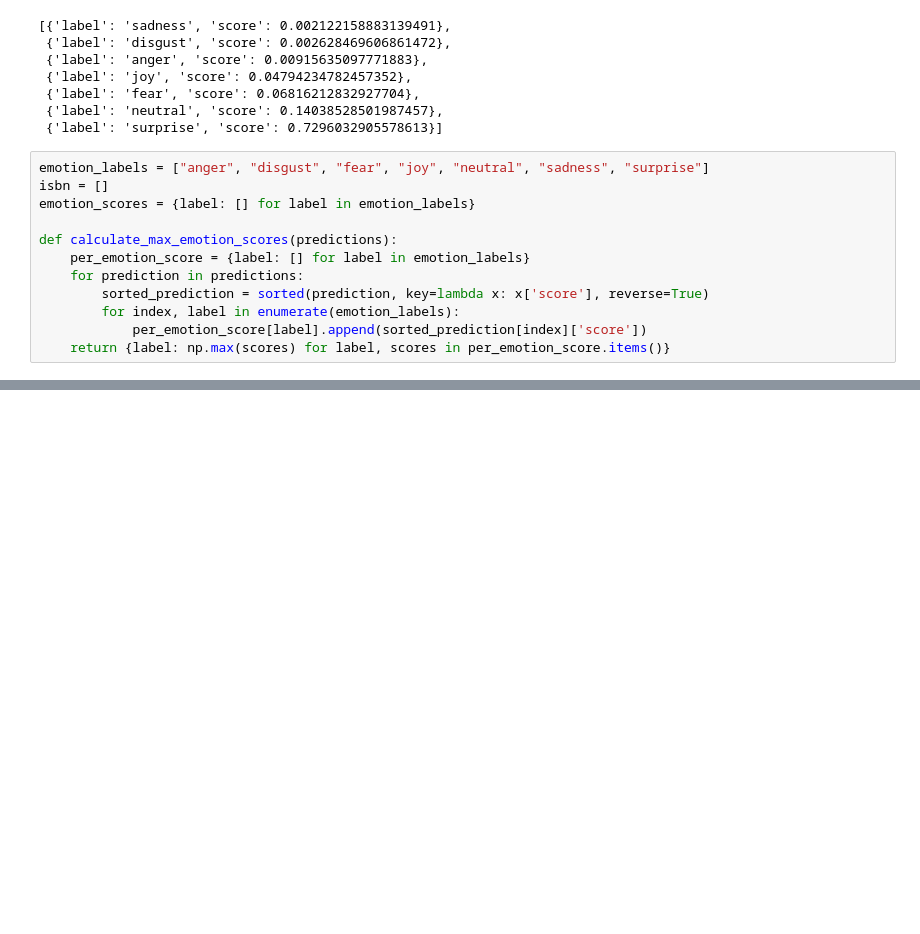
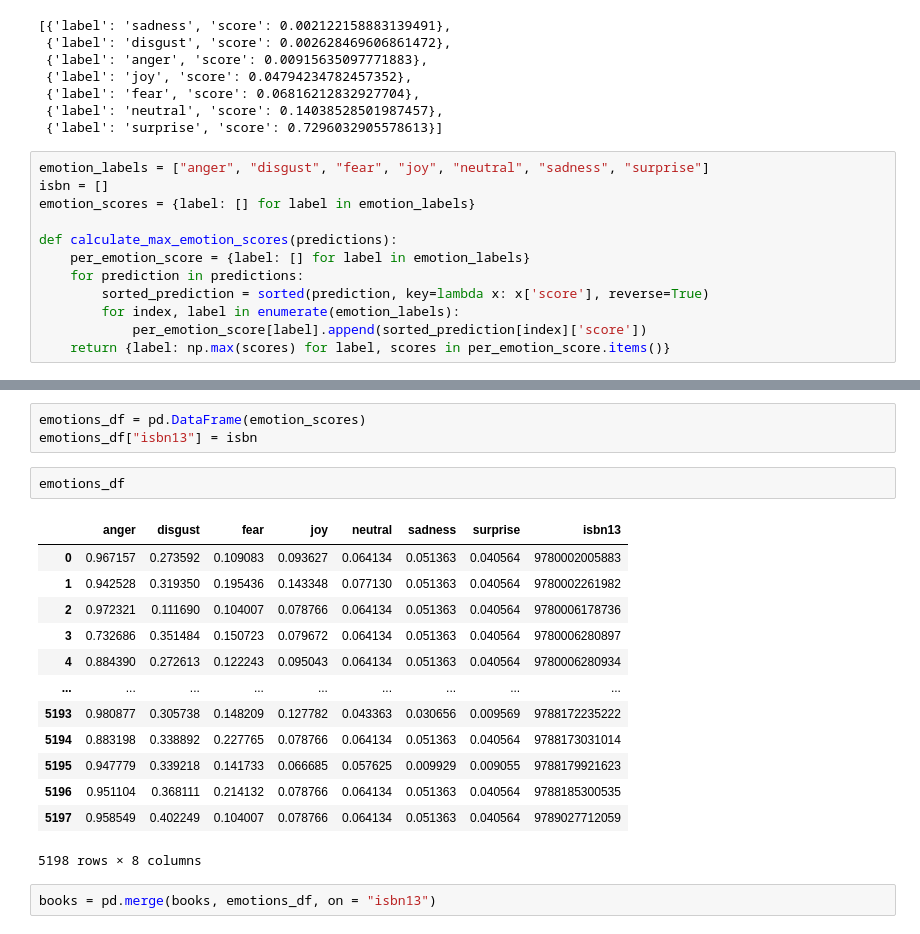
Before and after one commit to abelfx/Semantic_Book_Recommendator, a Jupyter notebook: sentiment-analysis.ipynb, the cells around one changed output, grey strips where cells are left out. Drawn from its saved outputs; the diff is of its cells as text; blank space fills up the shorter version.

```diff
--- a/sentiment-analysis.ipynb
+++ b/sentiment-analysis.ipynb
@@ -102,0 +148,21 @@ def calculate_max_emotion_scores(predictions):
+# %%
+emotions_df = pd.DataFrame(emotion_scores)
+emotions_df["isbn13"] = isbn
+# %%
+emotions_df
+# %% [output]
+|  | anger | disgust | fear | joy | neutral | sadness | surprise | isbn13 |
+| 0 | 0.967157 | 0.273592 | 0.109083 | 0.093627 | 0.064134 | 0.051363 | 0.040564 | 9780002005883 |
+| 1 | 0.942528 | 0.319350 | 0.195436 | 0.143348 | 0.077130 | 0.051363 | 0.040564 | 9780002261982 |
+| 2 | 0.972321 | 0.111690 | 0.104007 | 0.078766 | 0.064134 | 0.051363 | 0.040564 | 9780006178736 |
+| 3 | 0.732686 | 0.351484 | 0.150723 | 0.079672 | 0.064134 | 0.051363 | 0.040564 | 9780006280897 |
+| 4 | 0.884390 | 0.272613 | 0.122243 | 0.095043 | 0.064134 | 0.051363 | 0.040564 | 9780006280934 |
+| ... | ... | ... | ... | ... | ... | ... | ... | ... |
+| 5193 | 0.980877 | 0.305738 | 0.148209 | 0.127782 | 0.043363 | 0.030656 | 0.009569 | 9788172235222 |
+| 5194 | 0.883198 | 0.338892 | 0.227765 | 0.078766 | 0.064134 | 0.051363 | 0.040564 | 9788173031014 |
+| 5195 | 0.947779 | 0.339218 | 0.141733 | 0.066685 | 0.057625 | 0.009929 | 0.009055 | 9788179921623 |
+| 5196 | 0.951104 | 0.368111 | 0.214132 | 0.078766 | 0.064134 | 0.051363 | 0.040564 | 9788185300535 |
+| 5197 | 0.958549 | 0.402249 | 0.104007 | 0.078766 | 0.064134 | 0.051363 | 0.040564 | 9789027712059 |
+5198 rows × 8 columns
+# %%
+books = pd.merge(books, emotions_df, on = "isbn13")
```
Also changed, not shown: parts of 6 cells of this notebook.
